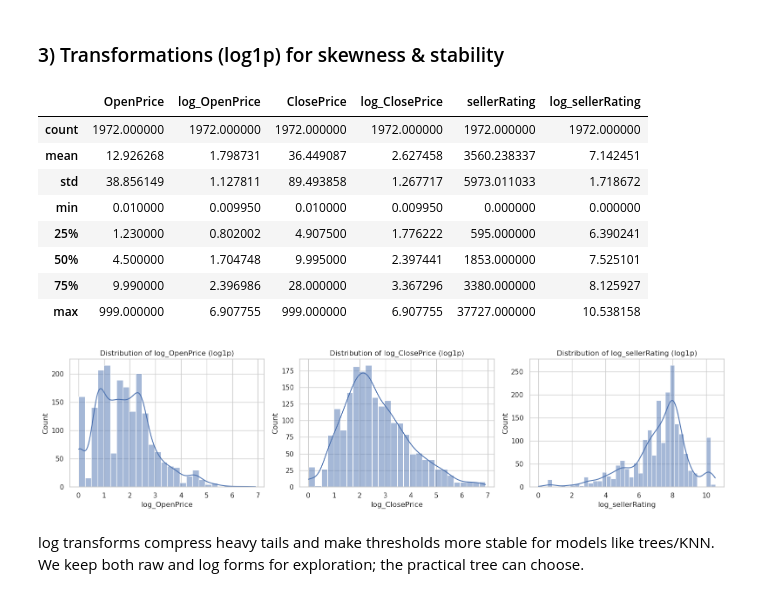
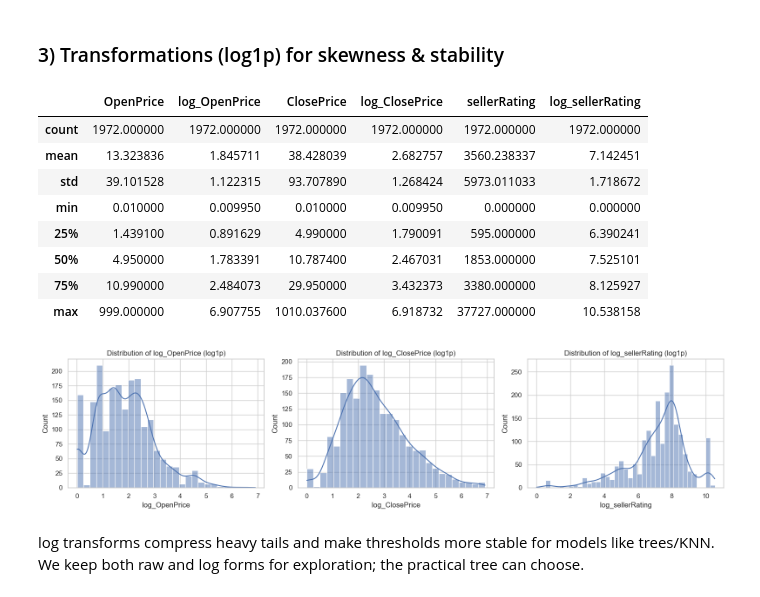
Before and after one commit to jasonllai/ML_Case_Review, a Jupyter notebook: eBay_Auctions_EDA_and_Tree.ipynb, the cells around one changed output. Drawn from its saved outputs; the diff is of its cells as text; code cells hidden in the pictures.

```diff
--- a/eBay_Auctions_EDA_and_Tree.ipynb
+++ b/eBay_Auctions_EDA_and_Tree.ipynb
@@ -147,30 +147,34 @@ Many 'outliers' appear due to heavy right-skew (e.g., prices up to 999). These a
 # %% [markdown]
 ### 3) Transformations (log1p) for skewness & stability
 # %%
+exchange_rates = {"US": 1.0, "EUR": 1.17, "GBP": 1.34}
+df["ClosePrice"] = df.apply(lambda row: row["ClosePrice"] * exchange_rates[row["Currency"]], axis=1)
+df["OpenPrice"] = df.apply(lambda row: row["OpenPrice"] * exchange_rates[row["Currency"]], axis=1)
+
 # Create transformed versions; keep original for interpretability.
 df["log_OpenPrice"] = np.log1p(df["OpenPrice"])
 df["log_ClosePrice"] = np.log1p(df["ClosePrice"])
 df["log_sellerRating"] = np.log1p(df["sellerRating"])
 
 display(df[["OpenPrice","log_OpenPrice","ClosePrice","log_ClosePrice","sellerRating","log_sellerRating"]].describe())
 
 fig, axes = plt.subplots(1, 3, figsize=(16,4))
 for ax, c in zip(axes, ["log_OpenPrice", "log_ClosePrice", "log_sellerRating"]):
     sns.histplot(data=df, x=c, kde=True, ax=ax)
     ax.set_title(f"Distribution of {c} (log1p)")
 plt.tight_layout()
 plt.show()
 # %% [output]
 |  | OpenPrice | log_OpenPrice | ClosePrice | log_ClosePrice | sellerRating | log_sellerRating |
 | count | 1972.000000 | 1972.000000 | 1972.000000 | 1972.000000 | 1972.000000 | 1972.000000 |
-| mean | 12.926268 | 1.798731 | 36.449087 | 2.627458 | 3560.238337 | 7.142451 |
-| std | 38.856149 | 1.127811 | 89.493858 | 1.267717 | 5973.011033 | 1.718672 |
+| mean | 13.323836 | 1.845711 | 38.428039 | 2.682757 | 3560.238337 | 7.142451 |
+| std | 39.101528 | 1.122315 | 93.707890 | 1.268424 | 5973.011033 | 1.718672 |
 | min | 0.010000 | 0.009950 | 0.010000 | 0.009950 | 0.000000 | 0.000000 |
-| 25% | 1.230000 | 0.802002 | 4.907500 | 1.776222 | 595.000000 | 6.390241 |
-| 50% | 4.500000 | 1.704748 | 9.995000 | 2.397441 | 1853.000000 | 7.525101 |
-| 75% | 9.990000 | 2.396986 | 28.000000 | 3.367296 | 3380.000000 | 8.125927 |
-| max | 999.000000 | 6.907755 | 999.000000 | 6.907755 | 37727.000000 | 10.538158 |
+| 25% | 1.439100 | 0.891629 | 4.990000 | 1.790091 | 595.000000 | 6.390241 |
+| 50% | 4.950000 | 1.783391 | 10.787400 | 2.467031 | 1853.000000 | 7.525101 |
+| 75% | 10.990000 | 2.484073 | 29.950000 | 3.432373 | 3380.000000 | 8.125927 |
+| max | 999.000000 | 6.907755 | 1010.037600 | 6.918732 | 37727.000000 | 10.538158 |
-[figure, old version]
+[figure, new version]
 # %% [markdown]
 log transforms compress heavy tails and make thresholds more stable for models like trees/KNN. We keep both raw and log forms for exploration; the practical tree can choose.
 # %% [markdown]
```
Also changed, not shown: parts of 13 cells of this notebook.
